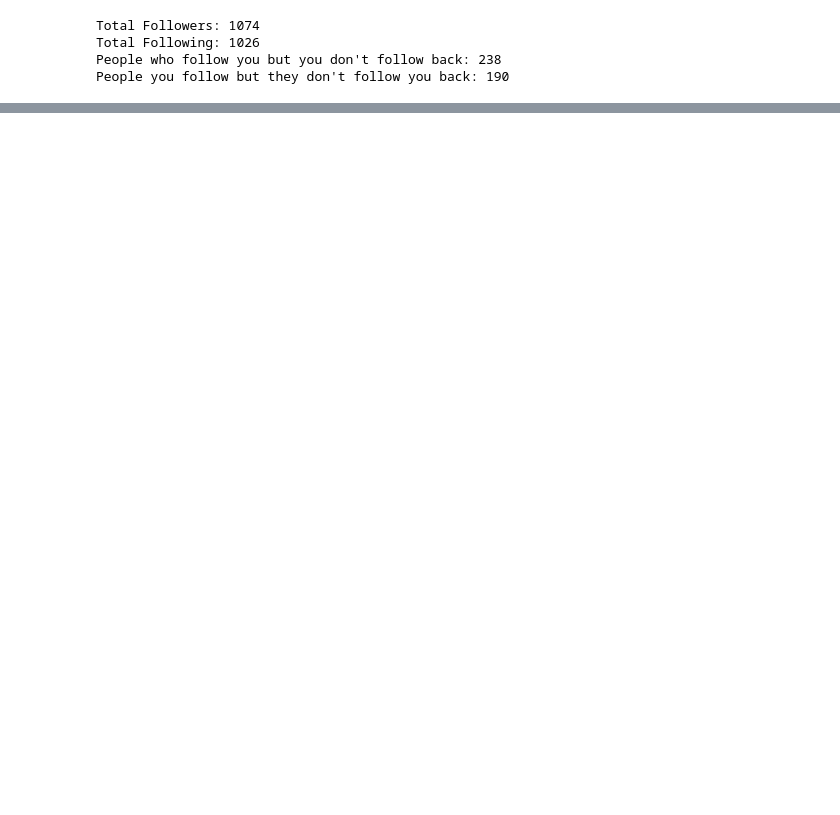
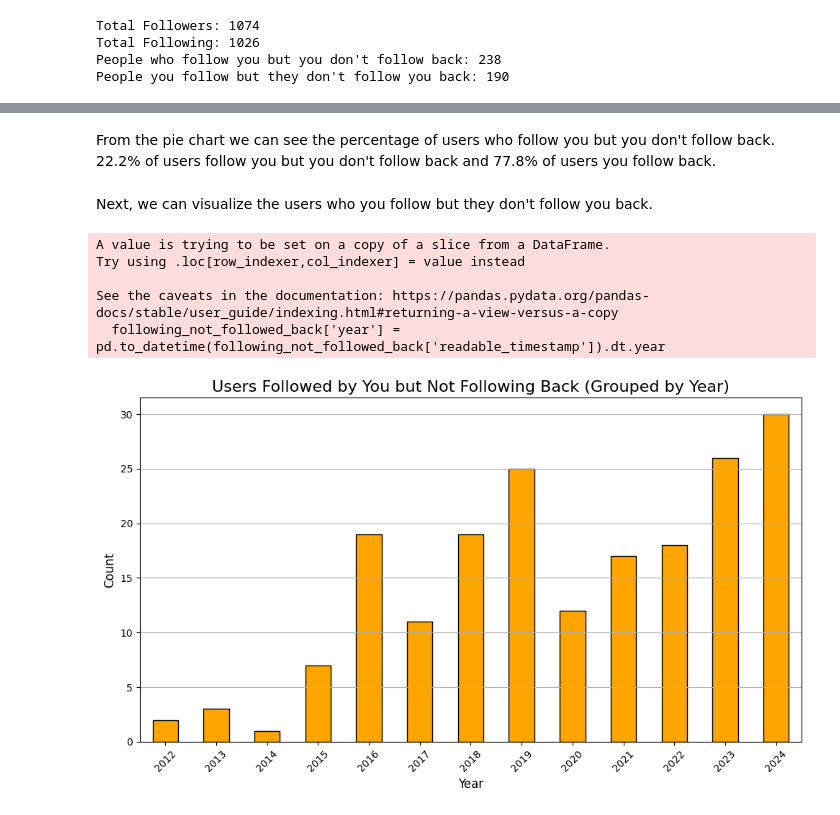
Before and after one commit to Andaya334/Instagram-Followers, a Jupyter notebook: instagram_proj.ipynb, the cells around one changed output, grey strips where cells are left out. Saved outputs shown, nothing was run; the diff lists cells and outputs as text; code cells hidden in the pictures; blank space fills up the shorter version.

```diff
--- a/instagram_proj.ipynb
+++ b/instagram_proj.ipynb
@@ -166,0 +277,28 @@ People you follow but they don't follow you back: 190
+# %% [markdown]
+From the pie chart we can see the percentage of users who follow you but you don't follow back. 22.2% of users follow you but you don't follow back and 77.8% of users you follow back.
+# %% [markdown]
+Next, we can visualize the users who you follow but they don't follow you back.
+# %%
+# Add 'year' column from readable_timestamp
+following_not_followed_back['year'] = pd.to_datetime(following_not_followed_back['readable_timestamp']).dt.year
+
+# Count users by year
+not_followed_back_by_year = following_not_followed_back.groupby('year').size()
+
+# Plot bar chart
+plt.figure(figsize=(10, 6))
+not_followed_back_by_year.plot(kind='bar', color='orange', edgecolor='black')
+plt.title("Users Followed by You but Not Following Back (Grouped by Year)", fontsize=16)
+plt.xlabel("Year", fontsize=12)
+plt.ylabel("Count", fontsize=12)
+plt.xticks(rotation=45)
+plt.grid(axis='y')
+plt.tight_layout()
+plt.show()
+# %% [output]
+A value is trying to be set on a copy of a slice from a DataFrame.
+Try using .loc[row_indexer,col_indexer] = value instead
+
+See the caveats in the documentation: https://pandas.pydata.org/pandas-docs/stable/user_guide/indexing.html#returning-a-view-versus-a-copy
+  following_not_followed_back['year'] = pd.to_datetime(following_not_followed_back['readable_timestamp']).dt.year
+[figure, added]
```
Also changed, not shown: parts of 29 cells of this notebook.
